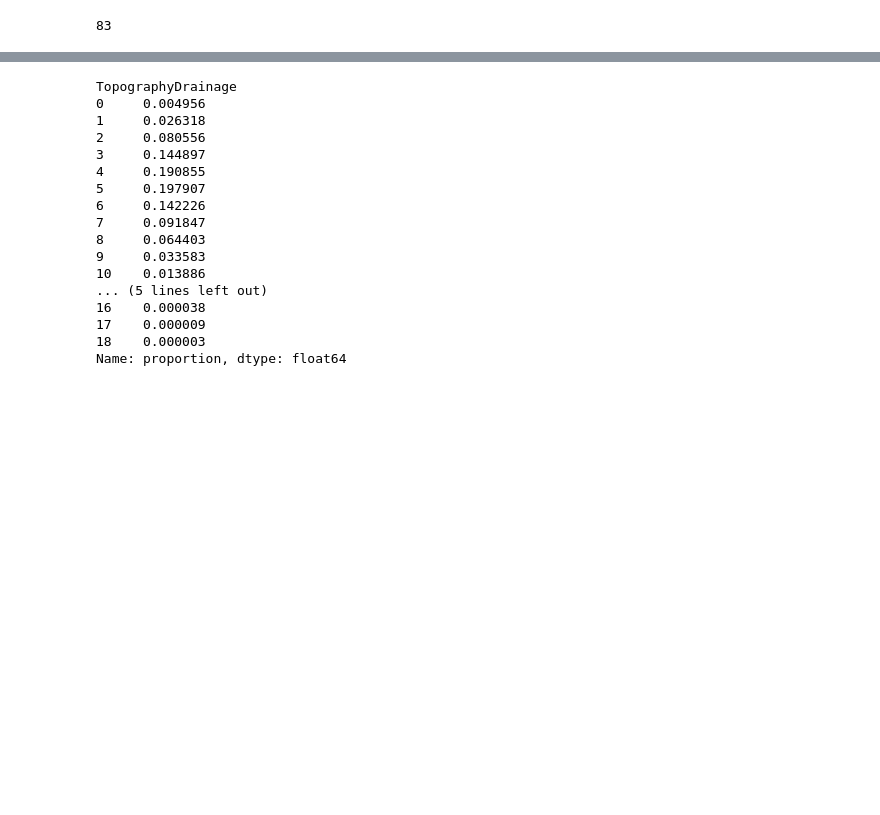
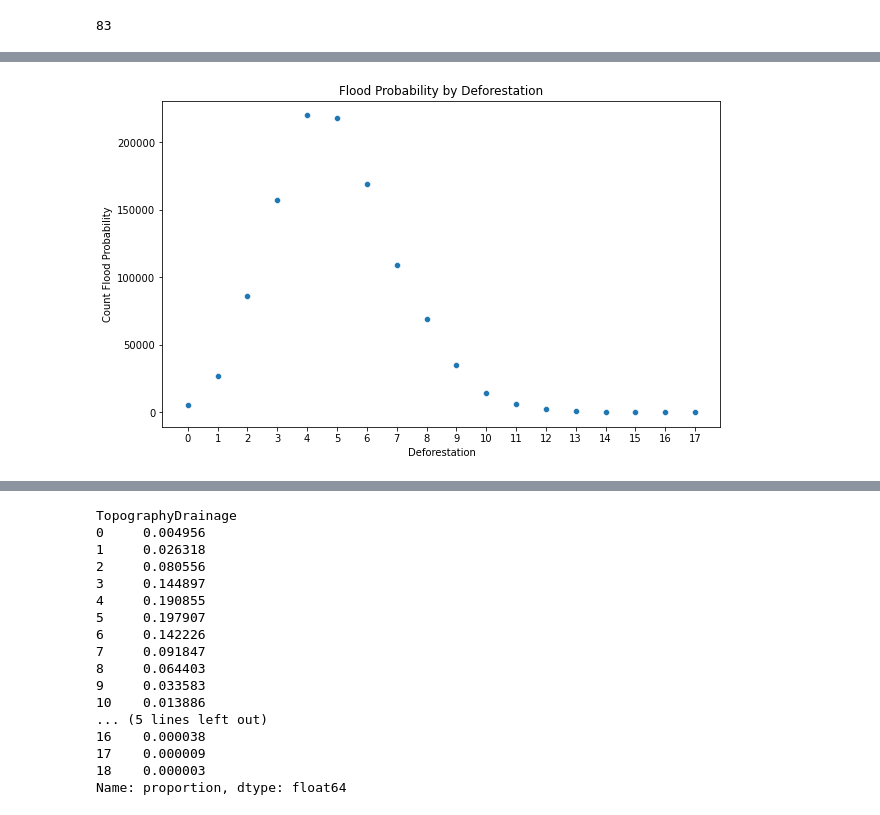
Before and after one commit to bk-anupam/KaggleChallenges, a Jupyter notebook: TABULAR/FLOOD_PREDICTION/flood_pred_eda.ipynb, the cells around one changed output, grey strips where cells are left out. Cells and saved outputs as stored; diff of their text form; code cells hidden in the pictures; blank space fills up the shorter version.

```diff
--- a/TABULAR/FLOOD_PREDICTION/flood_pred_eda.ipynb
+++ b/TABULAR/FLOOD_PREDICTION/flood_pred_eda.ipynb
@@ -121,0 +164,18 @@ plt.show()
+# %%
+col = 'Deforestation'
+fp_by_col = df_train.FloodProbability.groupby(df_train[col]).count()
+# Convert the Series to a DataFrame for easier plotting
+fp_bycol_df = fp_by_col.reset_index()
+fp_bycol_df.columns = [col, 'count_flood_probability']
+# Plot the scatterplot using seaborn
+plt.figure(figsize=(10, 6))
+sns.scatterplot(x=col, y='count_flood_probability', data=fp_bycol_df)
+plt.title(f'Flood Probability by {col}')
+# Set x-axis to integer values only
+x_ticks = np.arange(fp_bycol_df[col].min(), fp_bycol_df[col].max() + 1, 1)
+plt.xticks(x_ticks)
+plt.xlabel(col)
+plt.ylabel('Count Flood Probability')
+plt.show()
+# %% [output]
+[figure, added]
```
Also changed, not shown: parts of 6 cells of this notebook, 1 other file.
